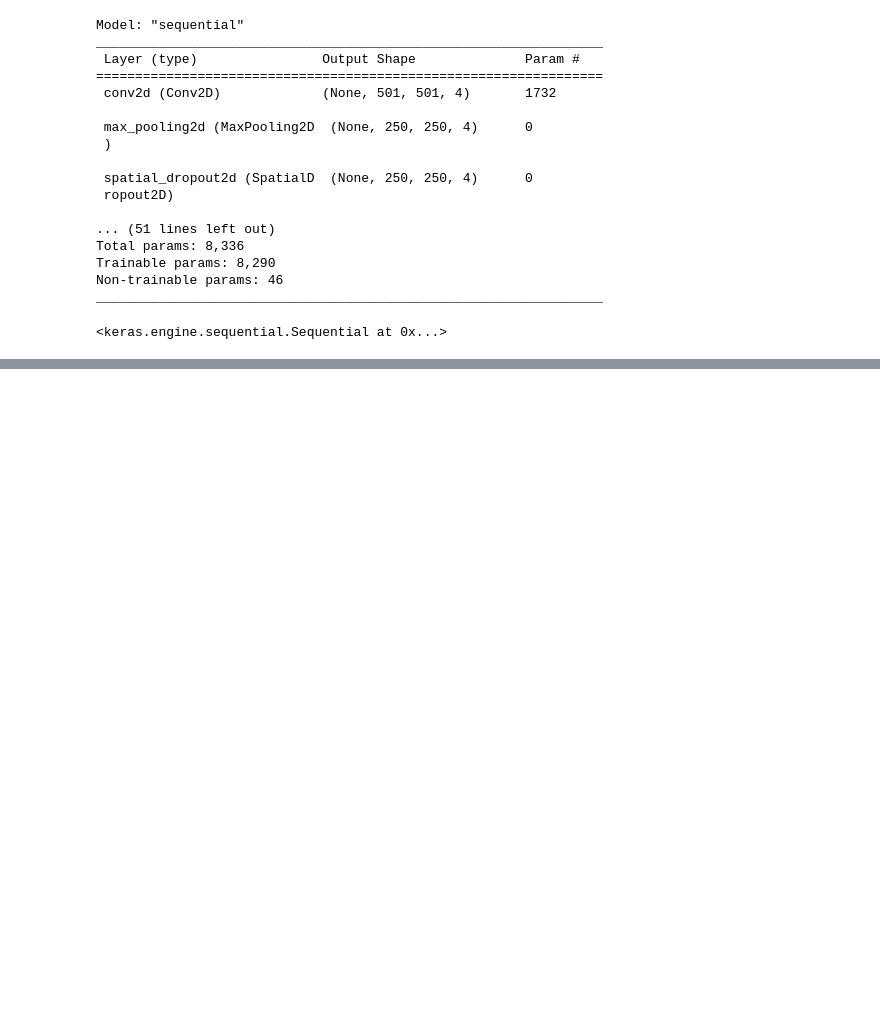
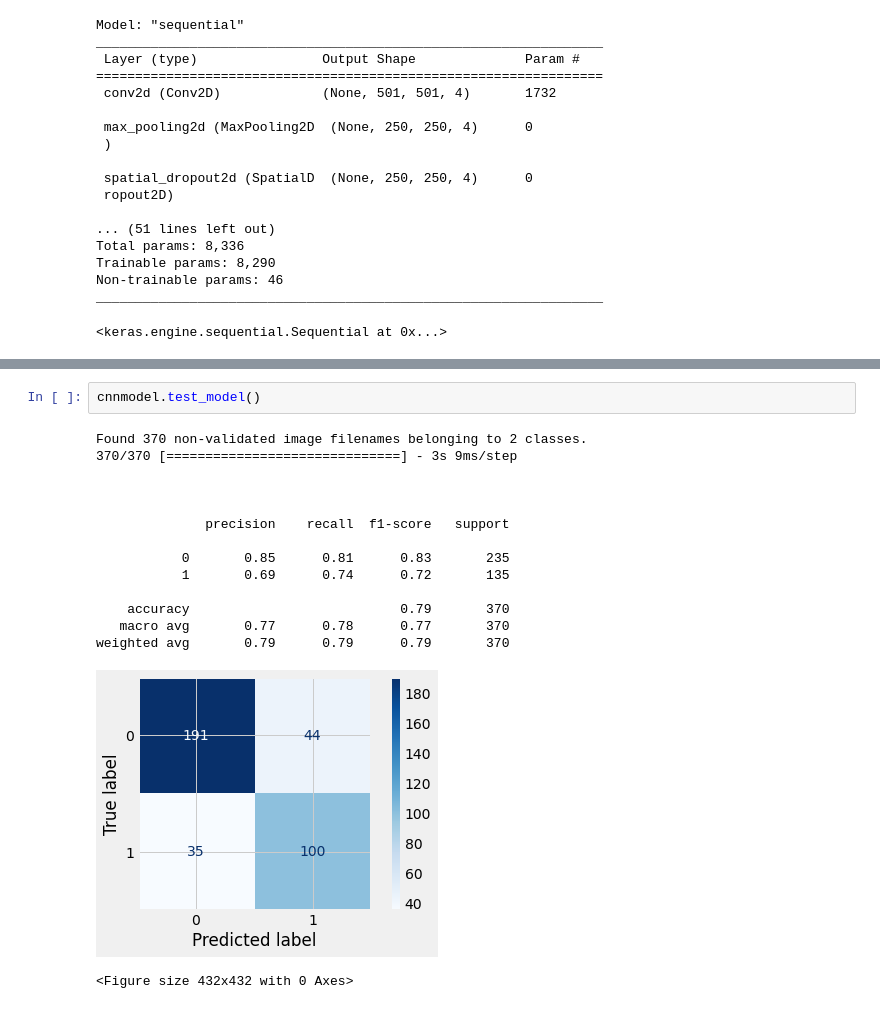
Before and after one commit to devidduma/ms-detect, a Jupyter notebook: CNNModel.ipynb, the cells around one changed output, grey strips where cells are left out. Cells and saved outputs as stored; diff of their text form; blank space fills up the shorter version.

Commit message:
cnnmodel: 0.8351

```diff
--- a/CNNModel.ipynb
+++ b/CNNModel.ipynb
@@ -92,0 +93,18 @@ Training finished! Model saved at "model.h5".
+# %%
+cnnmodel.test_model()
+# %% [output]
+Found 370 non-validated image filenames belonging to 2 classes.
+370/370 [==============================] - 3s 9ms/step
+
+
+
+              precision    recall  f1-score   support
+
+           0       0.85      0.81      0.83       235
+           1       0.69      0.74      0.72       135
+
+    accuracy                           0.79       370
+   macro avg       0.77      0.78      0.77       370
+weighted avg       0.79      0.79      0.79       370
+[figure, added]
+<Figure size 432x432 with 0 Axes>
```
Also changed, not shown: parts of 2 cells of this notebook, 1 other file.
